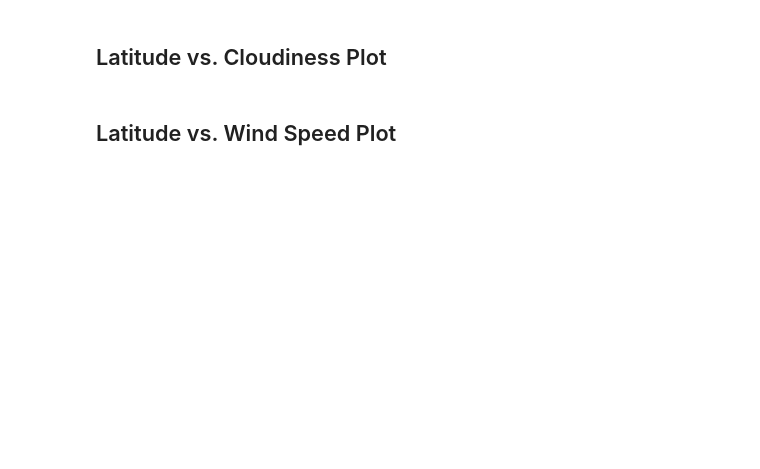
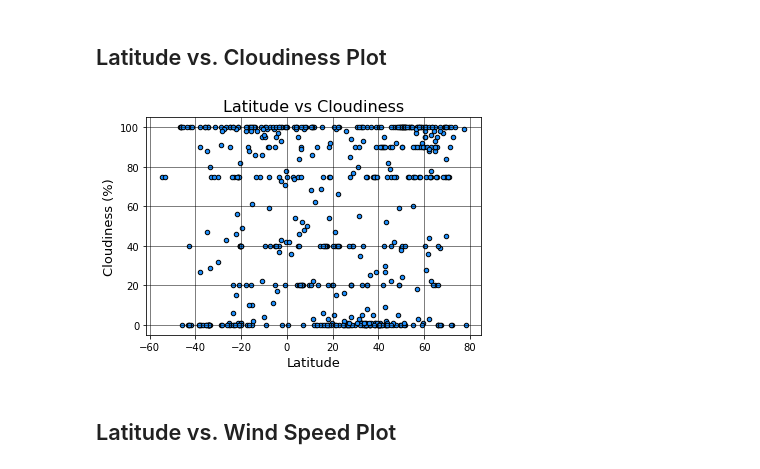
Before and after one commit to sjrojanooo/python-api-challenge, a Jupyter notebook: WeatherPy.ipynb, the cells around one changed output. Drawn from its saved outputs; the diff is of its cells as text; code cells hidden in the pictures; blank space fills up the shorter version.

```diff
--- a/WeatherPy.ipynb
+++ b/WeatherPy.ipynb
@@ -236,4 +390,20 @@ Skip this step if there are no cities that have humidity > 100%.
 # %% [markdown]
 ## Latitude vs. Cloudiness Plot
+# %%
+#using the subplot function from matplot lib
+#From my understanding it give me more freedom
+fig, ax = plt.subplots()
+
+ax.set_title('Latitude vs Cloudiness',fontsize=16,loc='center',)
+
+city_df.plot(kind='scatter',x='Latitude',y='Cloudiness',c='dodgerblue',edgecolor='black',ax=ax)
+
+ax.set_xlabel('Latitude',fontsize=13)
+
+ax.set_ylabel('Cloudiness (%)',fontsize=13)
+
+ax.grid(linestyle='-',linewidth='0.5',color='black')
+# %% [output]
+[figure, added]
 # %% [markdown]
 ## Latitude vs. Wind Speed Plot
```
Also changed, not shown: parts of 20 cells of this notebook.
